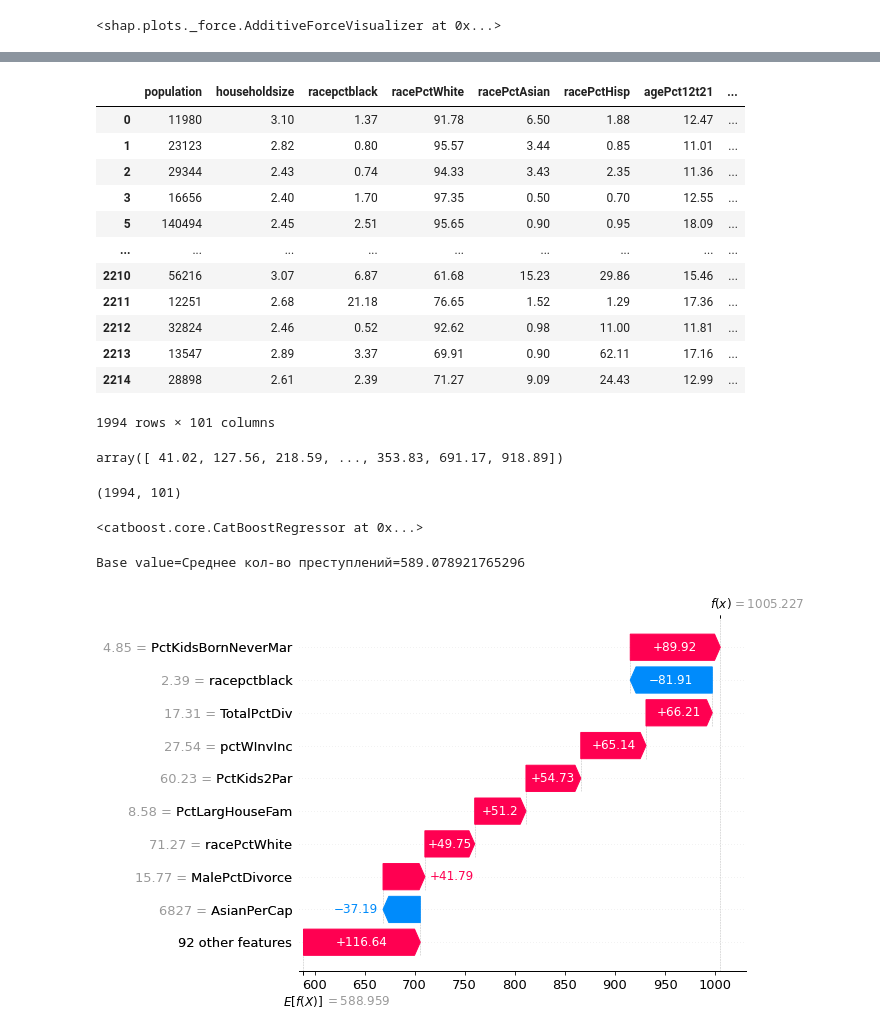
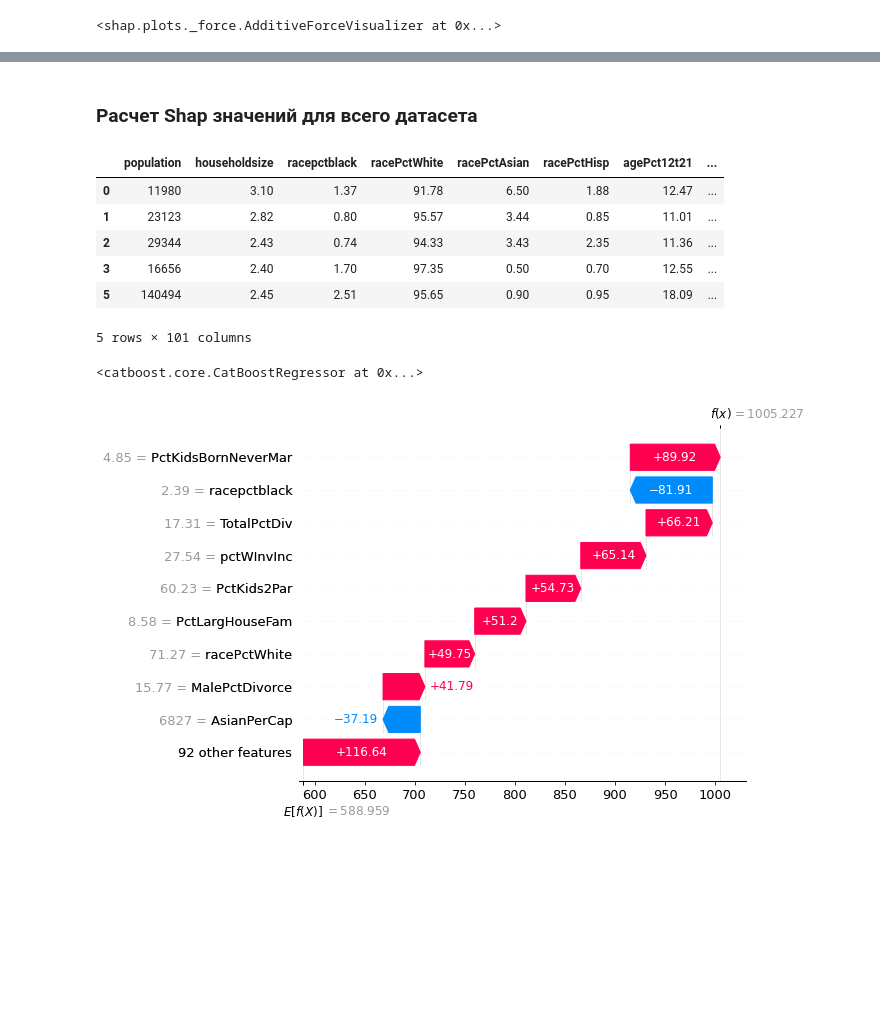
Before and after one commit to Dmitry513/Shap_training, a Jupyter notebook: Shap analisys.ipynb, the cells around one changed output, grey strips where cells are left out. Cells and saved outputs as stored; diff of their text form; code cells hidden in the pictures; blank space fills up the shorter version.

```diff
--- a/Shap analisys.ipynb
+++ b/Shap analisys.ipynb
@@ -70,27 +89,15 @@ array([15.07, 36.14])
+# %% [markdown]
+### Расчет Shap значений для всего датасета
 # %%
-X
+X.head()
 # %% [output]
 |  | population | householdsize | racepctblack | racePctWhite | racePctAsian | racePctHisp | agePct12t21 | ... |
 | 0 | 11980 | 3.10 | 1.37 | 91.78 | 6.50 | 1.88 | 12.47 | ... |
 | 1 | 23123 | 2.82 | 0.80 | 95.57 | 3.44 | 0.85 | 11.01 | ... |
 | 2 | 29344 | 2.43 | 0.74 | 94.33 | 3.43 | 2.35 | 11.36 | ... |
 | 3 | 16656 | 2.40 | 1.70 | 97.35 | 0.50 | 0.70 | 12.55 | ... |
 | 5 | 140494 | 2.45 | 2.51 | 95.65 | 0.90 | 0.95 | 18.09 | ... |
-| ... | ... | ... | ... | ... | ... | ... | ... | ... |
-| 2210 | 56216 | 3.07 | 6.87 | 61.68 | 15.23 | 29.86 | 15.46 | ... |
-| 2211 | 12251 | 2.68 | 21.18 | 76.65 | 1.52 | 1.29 | 17.36 | ... |
-| 2212 | 32824 | 2.46 | 0.52 | 92.62 | 0.98 | 11.00 | 11.81 | ... |
-| 2213 | 13547 | 2.89 | 3.37 | 69.91 | 0.90 | 62.11 | 17.16 | ... |
-| 2214 | 28898 | 2.61 | 2.39 | 71.27 | 9.09 | 24.43 | 12.99 | ... |
-1994 rows × 101 columns
+5 rows × 101 columns
-# %%
-y
-# %% [output]
-array([ 41.02, 127.56, 218.59, ..., 353.83, 691.17, 918.89])
-# %%
-X.shape
-# %% [output]
-(1994, 101)
 # %%
 cb_model = cb.CatBoostRegressor()
 cb_model.fit(X, y, verbose=0)
@@ -99,10 +106,6 @@ cb_model.fit(X, y, verbose=0)
 # %%
 explainer = shap.Explainer(cb_model)
 shap_values = explainer(X)
-# %%
-print(f'Base value=Среднее кол-во преступлений={y.mean()}')
-# %% [output]
-Base value=Среднее кол-во преступлений=589.078921765296
 # %%
 shap.plots.waterfall(shap_values[1993])
 # %% [output]
```
Also changed, not shown: parts of 16 cells of this notebook.
